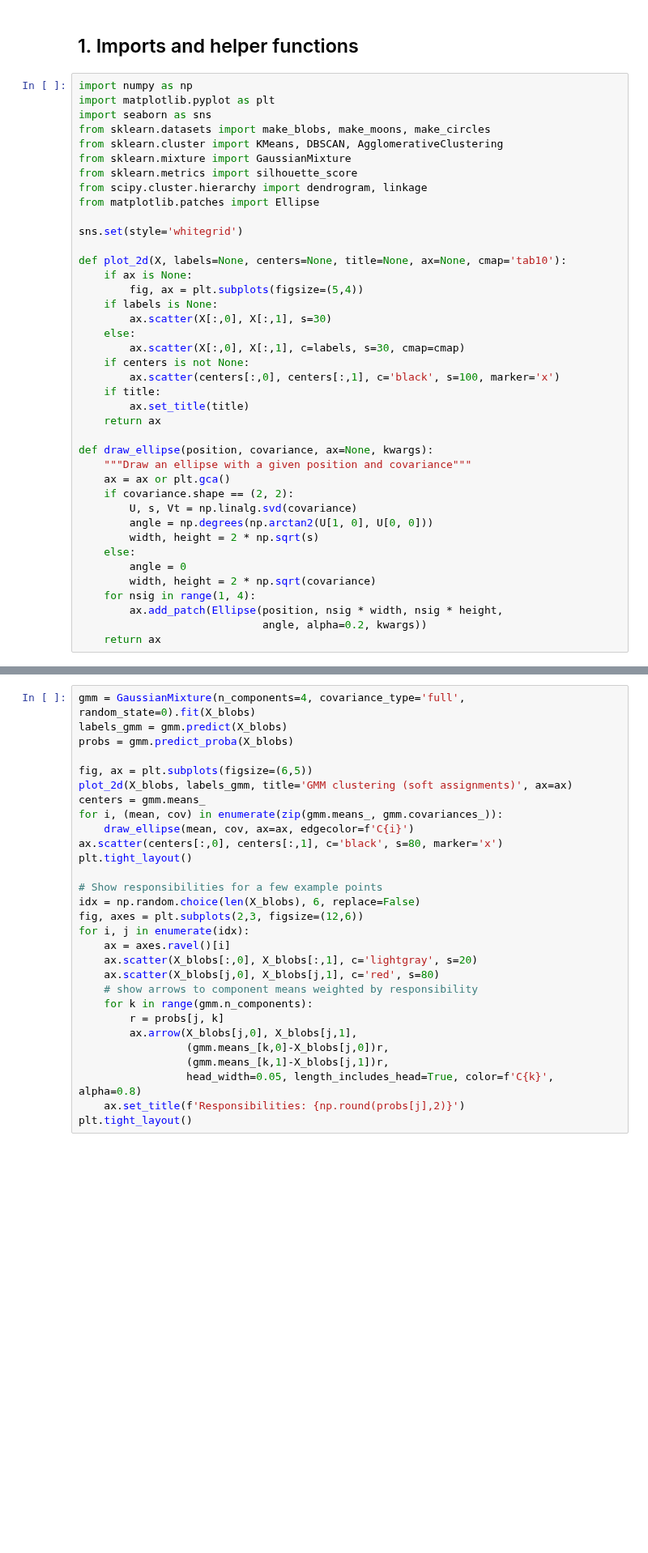
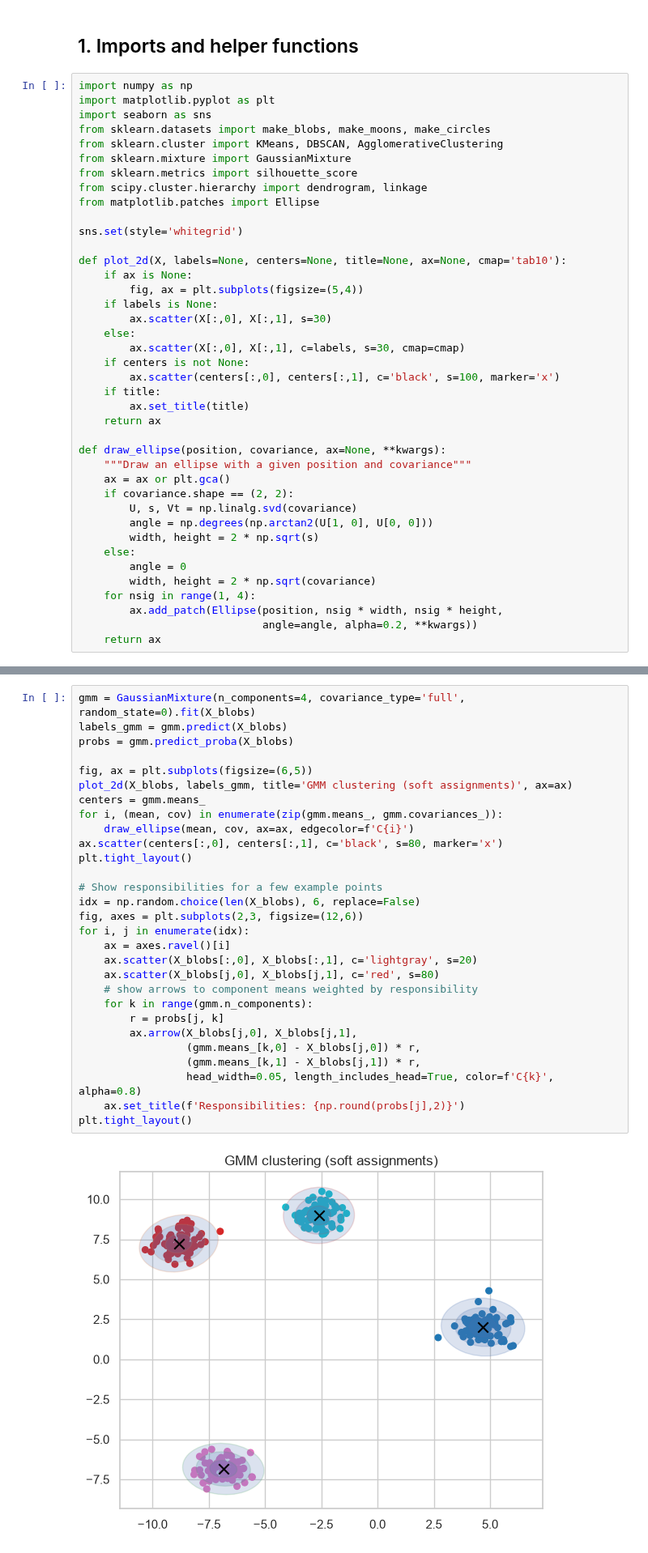
Before and after one commit to gabrielSpassos/ai-sandbox, a Jupyter notebook: clustering-presentation/copilot.ipynb, the cells around one changed output, grey strips where cells are left out. Shown at 81% size. Cells and saved outputs as stored; diff of their text form; blank space fills up the shorter version.

```diff
--- a/clustering-presentation/copilot.ipynb
+++ b/clustering-presentation/copilot.ipynb
@@ -32,7 +32,7 @@ def plot_2d(X, labels=None, centers=None, title=None, ax=None, cmap='tab10'):
         ax.set_title(title)
     return ax
 
-def draw_ellipse(position, covariance, ax=None, kwargs):
+def draw_ellipse(position, covariance, ax=None, **kwargs):
     """Draw an ellipse with a given position and covariance"""
     ax = ax or plt.gca()
     if covariance.shape == (2, 2):
@@ -44,7 +44,7 @@ def draw_ellipse(position, covariance, ax=None, kwargs):
         width, height = 2 * np.sqrt(covariance)
     for nsig in range(1, 4):
         ax.add_patch(Ellipse(position, nsig * width, nsig * height,
-                             angle, alpha=0.2, kwargs))
+                             angle=angle, alpha=0.2, **kwargs))
     return ax
 # %% [markdown]
 ## 2. Synthetic datasets (quickly show different cluster shapes)
@@ -157,29 +165,31 @@ Below: fit a GMM and visualize component ellipses and responsibilities for a few
 # %%
 gmm = GaussianMixture(n_components=4, covariance_type='full', random_state=0).fit(X_blobs)
 labels_gmm = gmm.predict(X_blobs)
 probs = gmm.predict_proba(X_blobs)
 
 fig, ax = plt.subplots(figsize=(6,5))
 plot_2d(X_blobs, labels_gmm, title='GMM clustering (soft assignments)', ax=ax)
 centers = gmm.means_
 for i, (mean, cov) in enumerate(zip(gmm.means_, gmm.covariances_)):
     draw_ellipse(mean, cov, ax=ax, edgecolor=f'C{i}')
 ax.scatter(centers[:,0], centers[:,1], c='black', s=80, marker='x')
 plt.tight_layout()
 
 # Show responsibilities for a few example points
 idx = np.random.choice(len(X_blobs), 6, replace=False)
 fig, axes = plt.subplots(2,3, figsize=(12,6))
 for i, j in enumerate(idx):
     ax = axes.ravel()[i]
     ax.scatter(X_blobs[:,0], X_blobs[:,1], c='lightgray', s=20)
     ax.scatter(X_blobs[j,0], X_blobs[j,1], c='red', s=80)
     # show arrows to component means weighted by responsibility
     for k in range(gmm.n_components):
         r = probs[j, k]
         ax.arrow(X_blobs[j,0], X_blobs[j,1],
-                 (gmm.means_[k,0]-X_blobs[j,0])r,
-                 (gmm.means_[k,1]-X_blobs[j,1])r,
+                 (gmm.means_[k,0] - X_blobs[j,0]) * r,
+                 (gmm.means_[k,1] - X_blobs[j,1]) * r,
                  head_width=0.05, length_includes_head=True, color=f'C{k}', alpha=0.8)
     ax.set_title(f'Responsibilities: {np.round(probs[j],2)}')
 plt.tight_layout()
+# %% [output]
+[figure, added]
```
Also changed, not shown: parts of 7 cells of this notebook, 1 other file.
